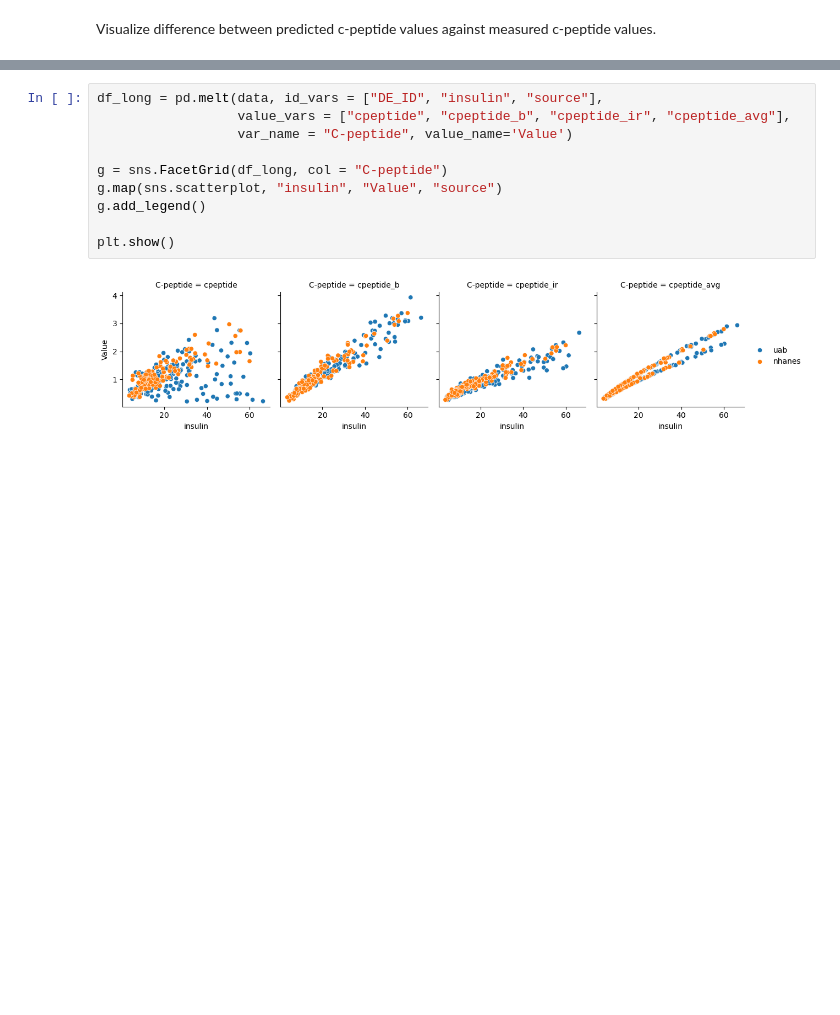
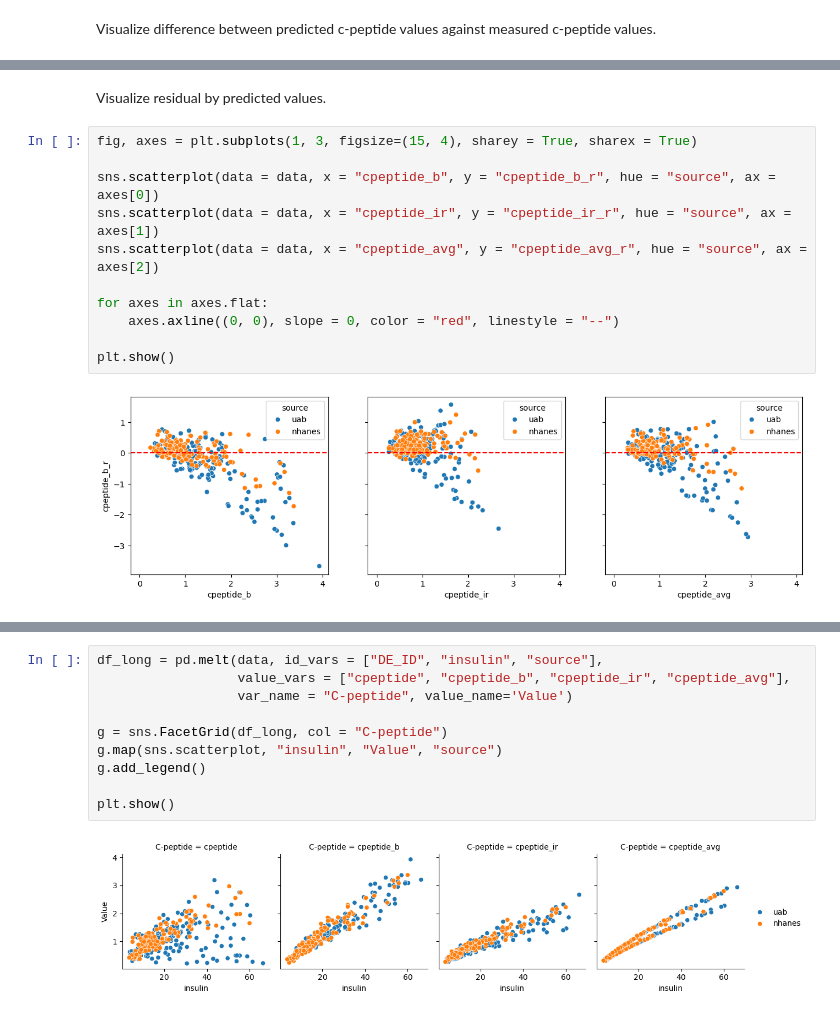
Before and after one commit to brianluhd/COVID19_clusters, a Jupyter notebook: HOMA_regression/homa_fe_cluster_assignment_comparison.ipynb, the cells around one changed output, grey strips where cells are left out. Drawn from its saved outputs; the diff is of its cells as text; blank space fills up the shorter version.

```diff
--- a/HOMA_regression/homa_fe_cluster_assignment_comparison.ipynb
+++ b/HOMA_regression/homa_fe_cluster_assignment_comparison.ipynb
@@ -110,0 +150,15 @@ plt.show()
+# %% [markdown]
+Visualize residual by predicted values.
+# %%
+fig, axes = plt.subplots(1, 3, figsize=(15, 4), sharey = True, sharex = True)
+
+sns.scatterplot(data = data, x = "cpeptide_b", y = "cpeptide_b_r", hue = "source", ax = axes[0])
+sns.scatterplot(data = data, x = "cpeptide_ir", y = "cpeptide_ir_r", hue = "source", ax = axes[1])
+sns.scatterplot(data = data, x = "cpeptide_avg", y = "cpeptide_avg_r", hue = "source", ax = axes[2])
+
+for axes in axes.flat:
+    axes.axline((0, 0), slope = 0, color = "red", linestyle = "--")
+
+plt.show()
+# %% [output]
+[figure, added]
```
Also changed, not shown: parts of 47 cells of this notebook.
